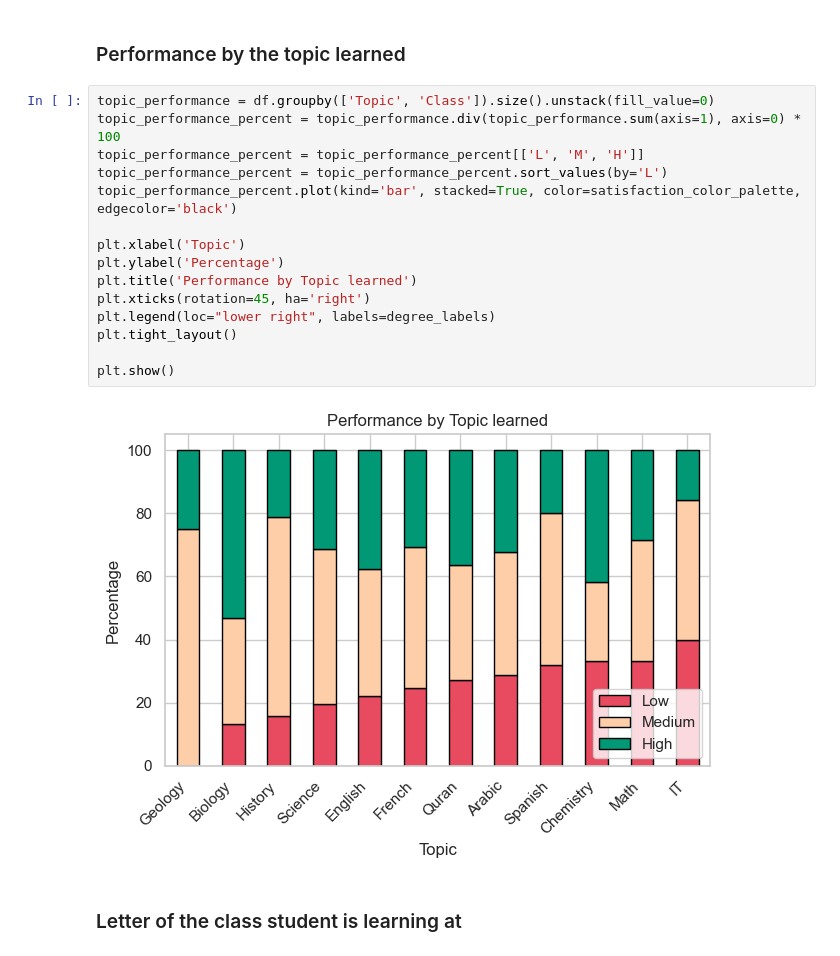
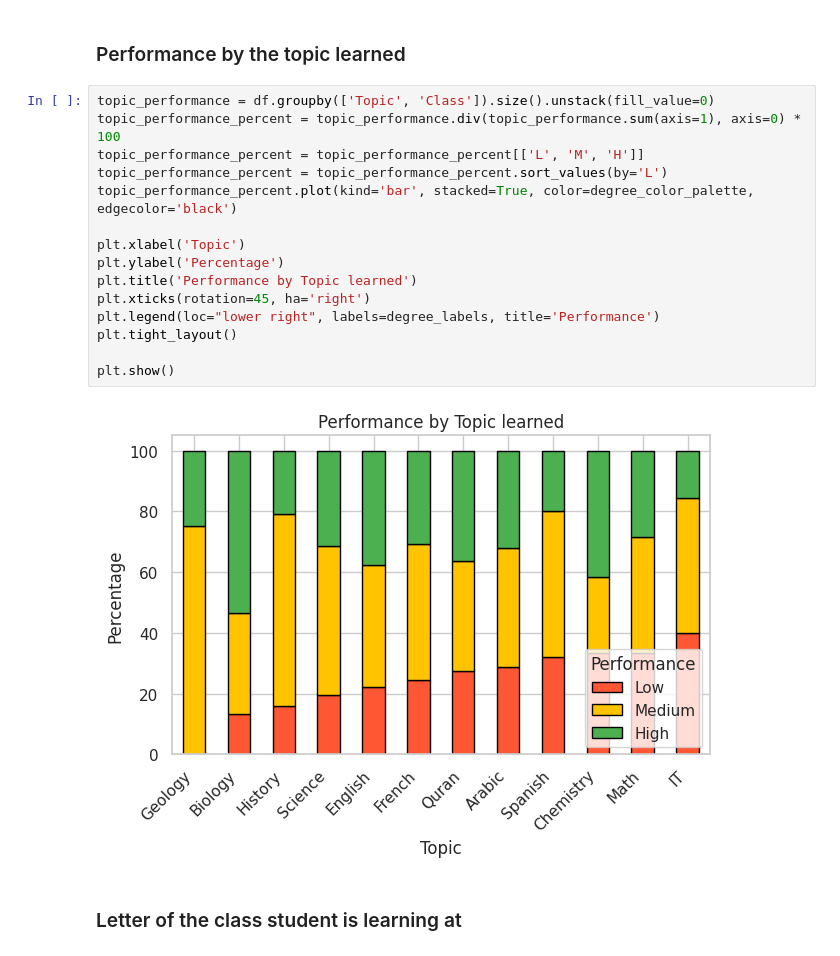
Before and after one commit to vasia-korz/ml_case_study, a Jupyter notebook: attribute_analysis.ipynb, the cells around one changed output. Saved outputs shown, nothing was run; the diff lists cells and outputs as text.

```diff
--- a/attribute_analysis.ipynb
+++ b/attribute_analysis.ipynb
@@ -517,20 +522,20 @@ plt.show()
 # %%
 topic_performance = df.groupby(['Topic', 'Class']).size().unstack(fill_value=0)
 topic_performance_percent = topic_performance.div(topic_performance.sum(axis=1), axis=0) * 100
 topic_performance_percent = topic_performance_percent[['L', 'M', 'H']]
 topic_performance_percent = topic_performance_percent.sort_values(by='L')
-topic_performance_percent.plot(kind='bar', stacked=True, color=satisfaction_color_palette, edgecolor='black')
+topic_performance_percent.plot(kind='bar', stacked=True, color=degree_color_palette, edgecolor='black')
 
 plt.xlabel('Topic')
 plt.ylabel('Percentage')
 plt.title('Performance by Topic learned')
 plt.xticks(rotation=45, ha='right')
-plt.legend(loc="lower right", labels=degree_labels)
+plt.legend(loc="lower right", labels=degree_labels, title='Performance')
 plt.tight_layout()
 
 plt.show()
 # %% [output]
-[figure, old version]
+[figure, new version]
 # %% [markdown]
 ### Letter of the class student is learning at
 # %%
```
Also changed, not shown: parts of 22 cells of this notebook.
